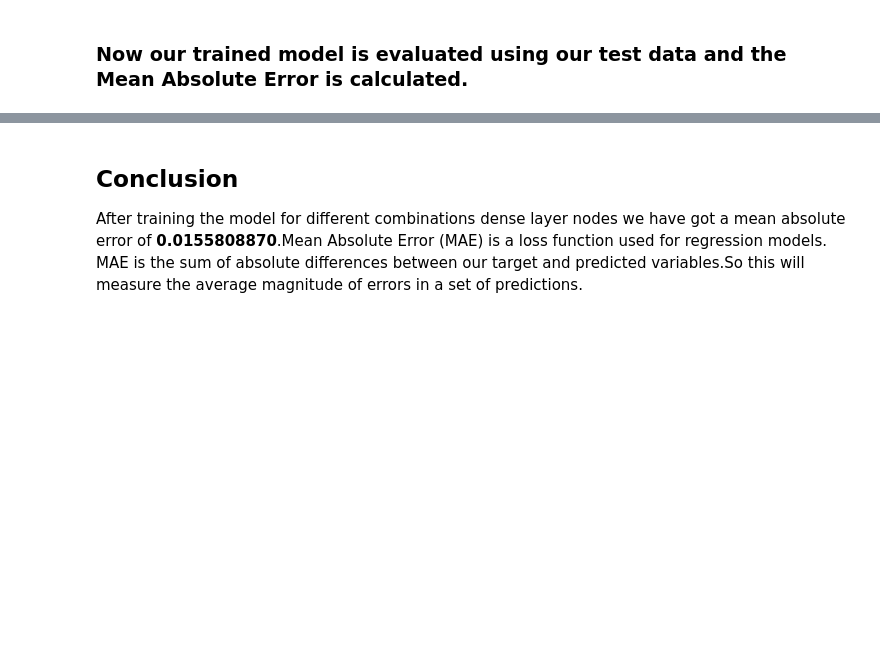
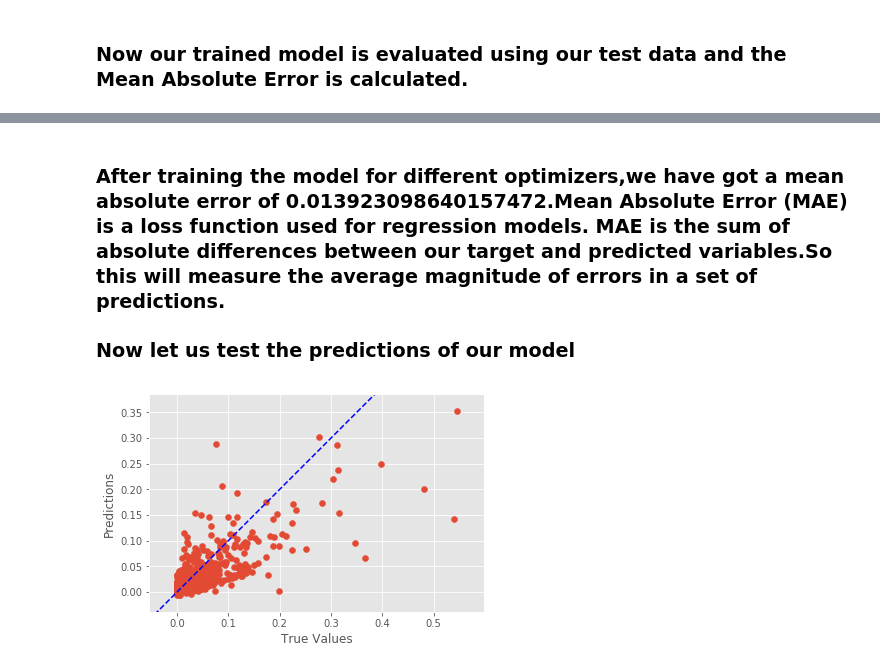
Before and after one commit to sanjeev29/Capstone-Project-MLF, a Jupyter notebook: Regression-The Movies Dataset.ipynb, the cells around one changed output, grey strips where cells are left out. Cells and saved outputs as stored; diff of their text form; code cells hidden in the pictures; blank space fills up the shorter version.

Commit message:
add predict for model

```diff
--- a/Regression-The Movies Dataset.ipynb
+++ b/Regression-The Movies Dataset.ipynb
@@ -398,4 +424,19 @@ mae
 # %% [markdown]
-<h2>Conclusion</h2>
 
-After training the model for different combinations dense layer nodes we have got a mean absolute error of <b>0.0155808870</b>.Mean Absolute Error (MAE) is a loss function used for regression models. MAE is the sum of absolute differences between our target and predicted variables.So this will measure the average magnitude of errors in a set of predictions.
+
+<h3>After training the model for different optimizers,we have got a mean absolute error of 0.013923098640157472.Mean Absolute Error (MAE) is a loss function used for regression models. MAE is the sum of absolute differences between our target and predicted variables.So this will measure the average magnitude of errors in a set of predictions.</h3>
+
+
+<h3>Now let us test the predictions of our model</h3>
+# %%
+test_predictions = model.predict(xtest).flatten()
+
+plt.scatter(ytest, test_predictions)
+plt.xlabel('True Values')
+plt.ylabel('Predictions')
+plt.axis('equal')
+plt.xlim(plt.xlim())
+plt.ylim(plt.ylim())
+_ = plt.plot([-100, 100], [-100, 100],'b--')
+# %% [output]
+[figure, added]
```
Also changed, not shown: parts of 17 cells of this notebook.
